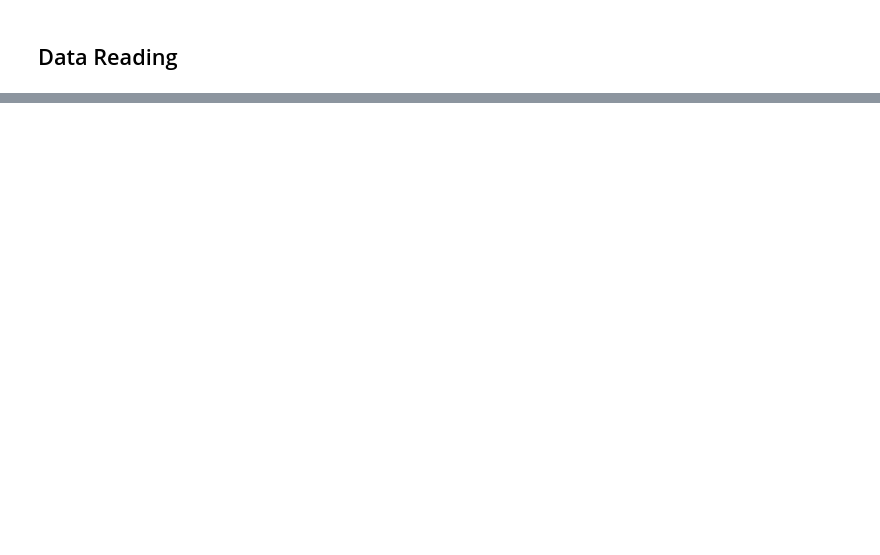
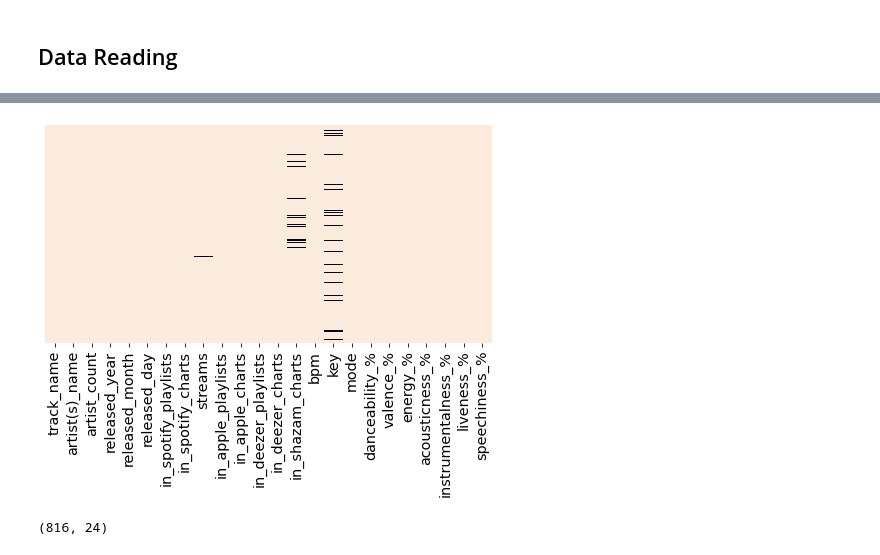
Before and after one commit to skchanah/spotify_top_songs, a Jupyter notebook: spotify_top_songs.ipynb, the cells around one changed output, grey strips where cells are left out. Drawn from its saved outputs; the diff is of its cells as text; code cells hidden in the pictures; blank space fills up the shorter version.

```diff
--- a/spotify_top_songs.ipynb
+++ b/spotify_top_songs.ipynb
@@ -27,0 +113,3 @@ df.head()
+# %%
+### Fix datatype
+df["streams"]= pd.to_numeric(df["streams"], errors = 'coerce')
@@ -27,0 +154,21 @@ df.head()
+# %%
+### High level checking NA mutual exclusivity
+def plot_na_matrix(df, figsize=(8,4)):
+    # initiate the figure
+    plt.figure(figsize=figsize)
+    # create a boolean dataframe based on whether values are null
+    df_na = df.isna()
+    # create a heatmap of the boolean dataframe
+    sns.heatmap(~df_na, cbar=False, yticklabels=False)
+    plt.xticks(rotation=90, size='x-large')
+    plt.show()
+
+plot_na_matrix(df)
+# %% [output]
+[figure, added]
+# %%
+### Drop na
+df = df.dropna()
+df.shape
+# %% [output]
+(816, 24)
```
Also changed, not shown: parts of 28 cells of this notebook.
